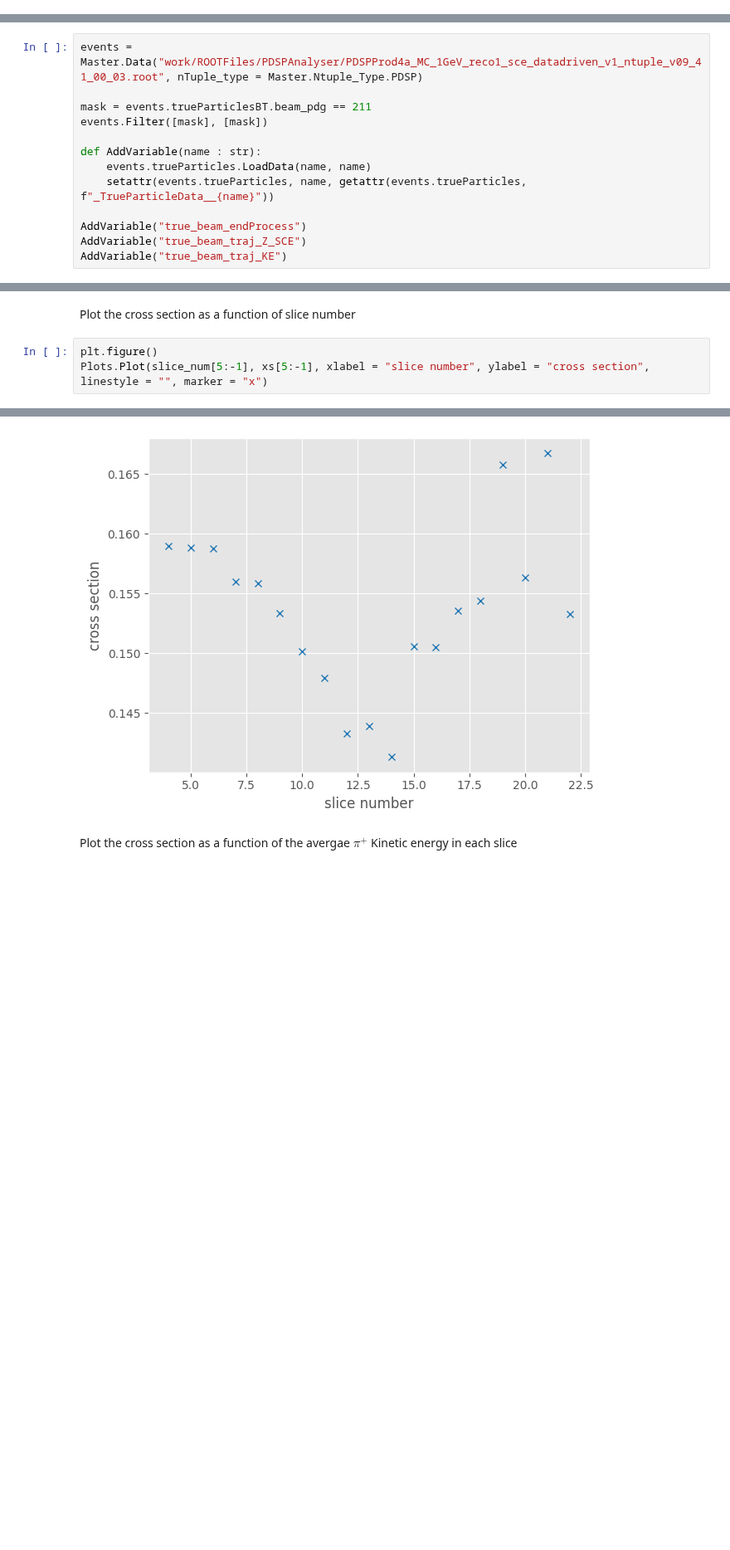
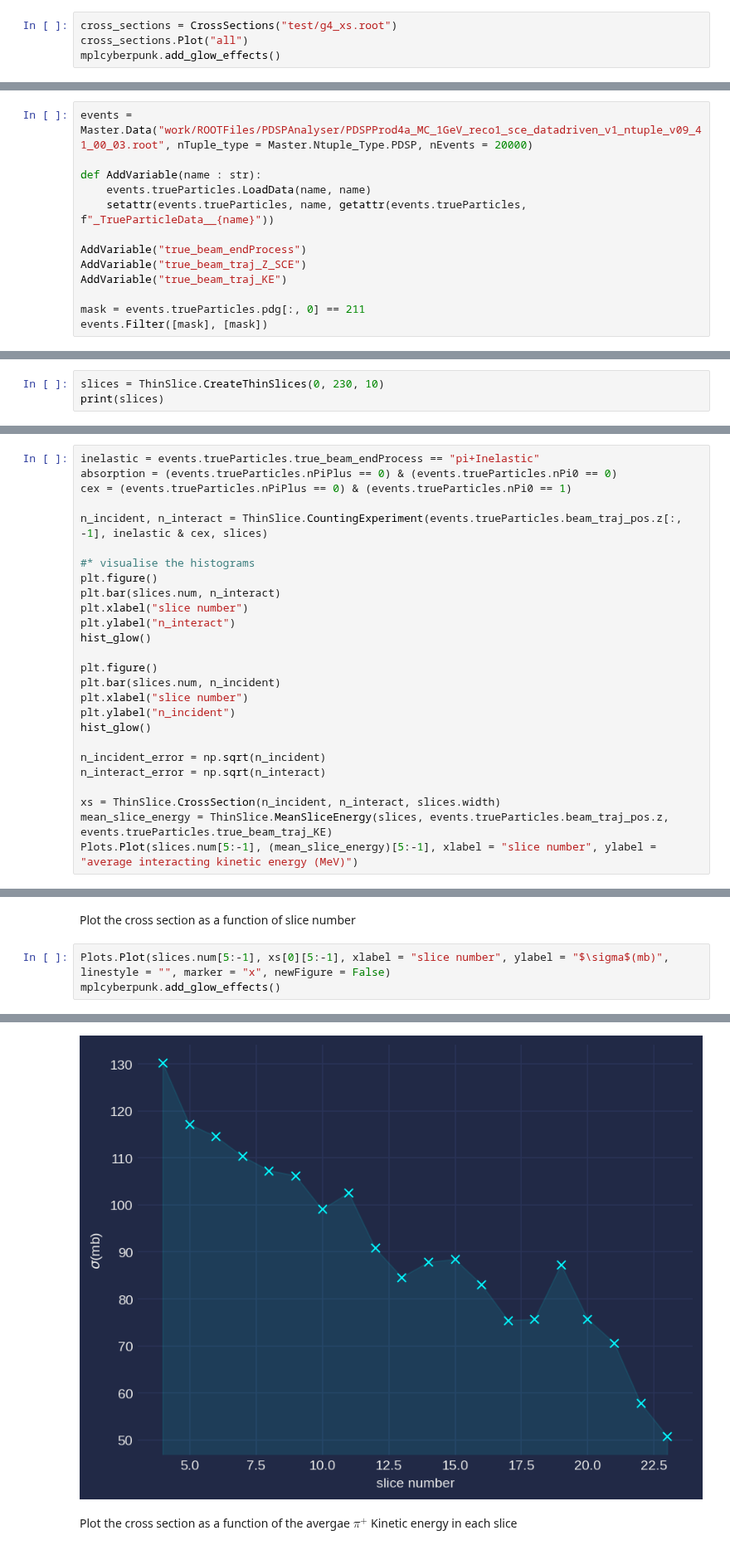
Before and after one commit to dlindebaum/pion-argon-xs-analysis, a Jupyter notebook: analysis/sandbox/cross_section.ipynb, the cells around one changed output, grey strips where cells are left out. Shown at 83% size. Saved outputs shown, nothing was run; the diff lists cells and outputs as text; blank space fills up the shorter version.

Commit message:
cross section code update

```diff
--- a/analysis/sandbox/cross_section.ipynb
+++ b/analysis/sandbox/cross_section.ipynb
@@ -33,0 +177,4 @@ plt.show()
+# %%
+cross_sections = CrossSections("test/g4_xs.root")
+cross_sections.Plot("all")
+mplcyberpunk.add_glow_effects()
@@ -34,8 +205,5 @@ plt.show()
 # %%
-events = Master.Data("work/ROOTFiles/PDSPAnalyser/PDSPProd4a_MC_1GeV_reco1_sce_datadriven_v1_ntuple_v09_41_00_03.root", nTuple_type = Master.Ntuple_Type.PDSP)
-
-mask = events.trueParticlesBT.beam_pdg == 211
-events.Filter([mask], [mask])
+events = Master.Data("work/ROOTFiles/PDSPAnalyser/PDSPProd4a_MC_1GeV_reco1_sce_datadriven_v1_ntuple_v09_41_00_03.root", nTuple_type = Master.Ntuple_Type.PDSP, nEvents = 20000)
 
 def AddVariable(name : str):
     events.trueParticles.LoadData(name, name)
@@ -44,6 +212,9 @@ def AddVariable(name : str):
 AddVariable("true_beam_endProcess")
 AddVariable("true_beam_traj_Z_SCE")
 AddVariable("true_beam_traj_KE")
+
+mask = events.trueParticles.pdg[:, 0] == 211
+events.Filter([mask], [mask])
 # %% [markdown]
 # Slices based on position
 
@@ -93,0 +224,3 @@ print(energy/count)
+# %%
+slices = ThinSlice.CreateThinSlices(0, 230, 10)
+print(slices)
@@ -141,0 +261,26 @@ xs = np.log(n_incident / (n_incident - n_interact)) # calculate a dimensionless
+# %%
+inelastic = events.trueParticles.true_beam_endProcess == "pi+Inelastic"
+absorption = (events.trueParticles.nPiPlus == 0) & (events.trueParticles.nPi0 == 0)
+cex = (events.trueParticles.nPiPlus == 0) & (events.trueParticles.nPi0 == 1)
+
+n_incident, n_interact = ThinSlice.CountingExperiment(events.trueParticles.beam_traj_pos.z[:, -1], inelastic & cex, slices)
+
+#* visualise the histograms
+plt.figure()
+plt.bar(slices.num, n_interact)
+plt.xlabel("slice number")
+plt.ylabel("n_interact")
+hist_glow()
+
+plt.figure()
+plt.bar(slices.num, n_incident)
+plt.xlabel("slice number")
+plt.ylabel("n_incident")
+hist_glow()
+
+n_incident_error = np.sqrt(n_incident)
+n_interact_error = np.sqrt(n_interact)
+
+xs = ThinSlice.CrossSection(n_incident, n_interact, slices.width)
+mean_slice_energy = ThinSlice.MeanSliceEnergy(slices, events.trueParticles.beam_traj_pos.z, events.trueParticles.true_beam_traj_KE)
+Plots.Plot(slices.num[5:-1], (mean_slice_energy)[5:-1], xlabel = "slice number", ylabel = "average interacting kinetic energy (MeV)")
@@ -142,6 +292,6 @@ xs = np.log(n_incident / (n_incident - n_interact)) # calculate a dimensionless
 # %% [markdown]
 Plot the cross section as a function of slice number
 # %%
-plt.figure()
-Plots.Plot(slice_num[5:-1], xs[5:-1], xlabel = "slice number", ylabel = "cross section", linestyle = "", marker = "x")
+Plots.Plot(slices.num[5:-1], xs[0][5:-1], xlabel = "slice number", ylabel = "$\sigma$(mb)", linestyle = "", marker = "x", newFigure = False)
+mplcyberpunk.add_glow_effects()
 # %% [output]
@@ -149,4 +298,4 @@ Plots.Plot(slice_num[5:-1], xs[5:-1], xlabel = "slice number", ylabel = "cross s
-[figure, old version]
+[figure, new version]
 # %% [markdown]
 Plot the cross section as a function of the avergae $\pi^{+}$ Kinetic energy in each slice
 # %%
```
Also changed, not shown: parts of 17 cells of this notebook, 1 other file.
